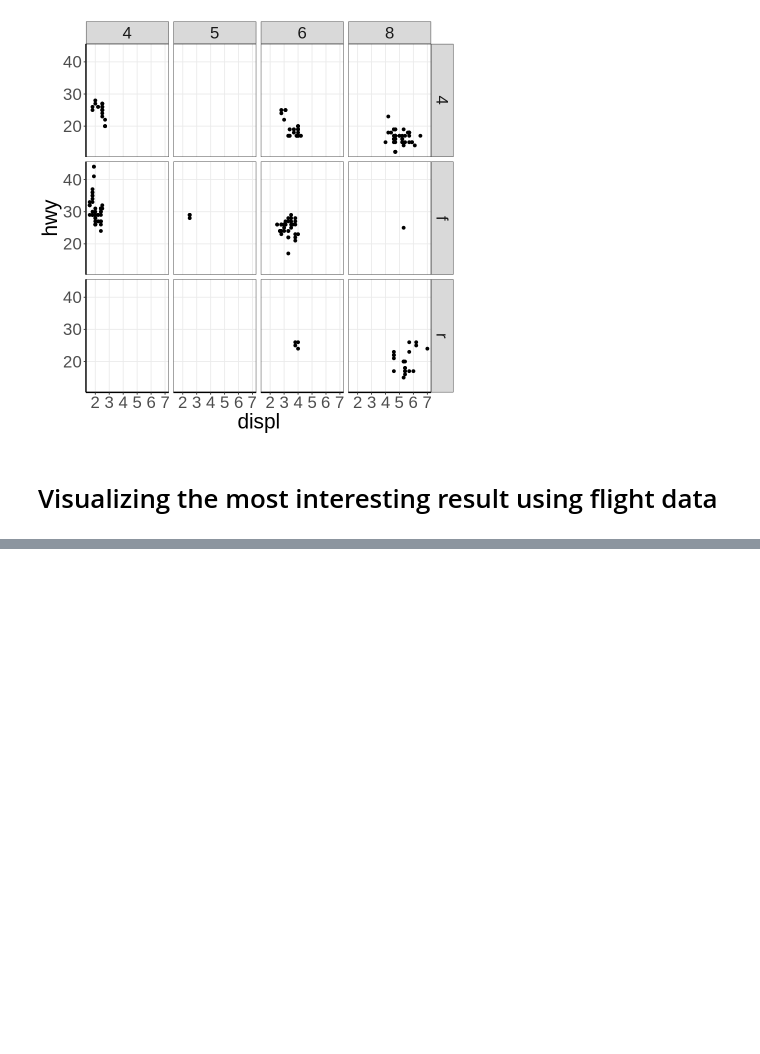
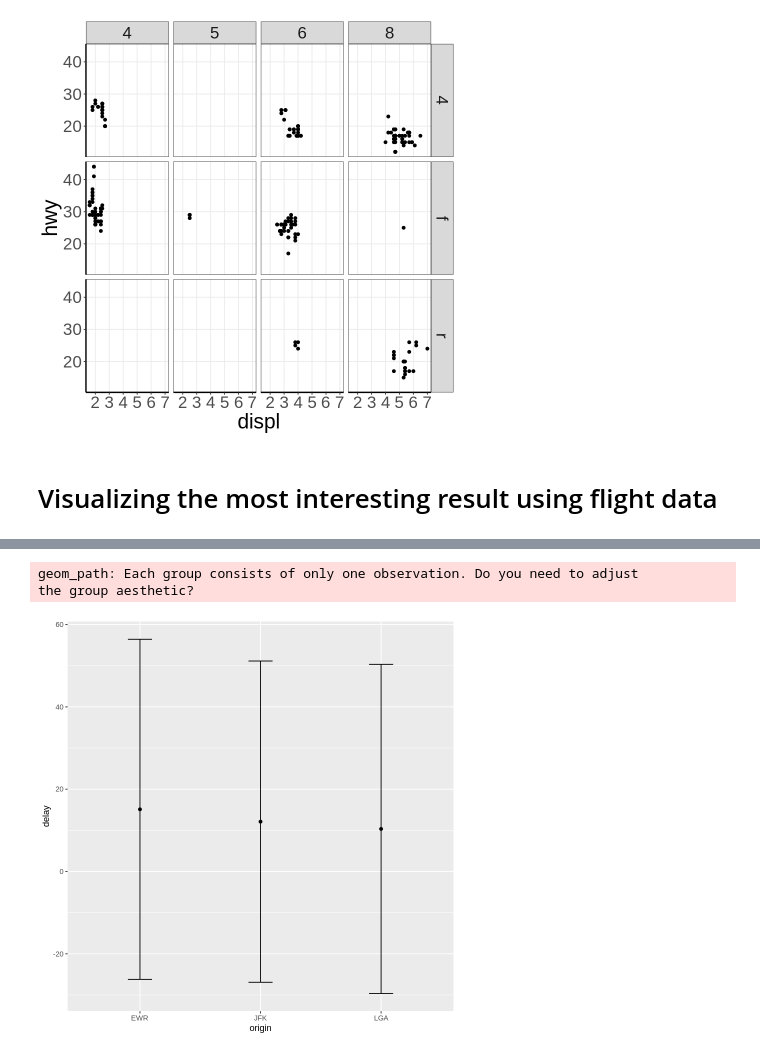
Before and after one commit to yoontori/prac_class, a Jupyter notebook: HW1.ipynb, the cells around one changed output, grey strips where cells are left out. Cells and saved outputs as stored; diff of their text form; code cells hidden in the pictures; blank space fills up the shorter version.

```diff
--- a/HW1.ipynb
+++ b/HW1.ipynb
@@ -377,0 +393,3 @@ ggplot(data = mpg) + theme_bw() +
+# %%
+delaybyorigin <- flights %>% group_by(origin) %>%
+summarise(delay = mean(dep_delay, na.rm = TRUE), sd_delay = sd(dep_delay, na.rm = TRUE)) %>% head()
@@ -377,0 +405,9 @@ ggplot(data = mpg) + theme_bw() +
+# %%
+ggplot(delaybyorigin, aes(x=origin, y=delay)) +
+     geom_errorbar(aes(ymin=delay-sd_delay, ymax=delay+sd_delay), width=.2) +
+     geom_line() +
+    geom_point()
+# %% [output]
+geom_path: Each group consists of only one observation. Do you need to adjust
+the group aesthetic?
+[figure, added]
```
Also changed, not shown: parts of 11 cells of this notebook.
